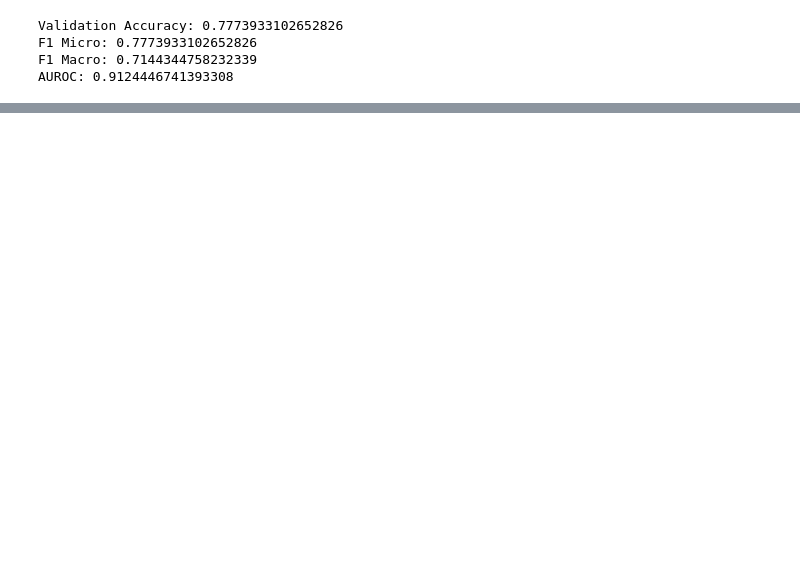
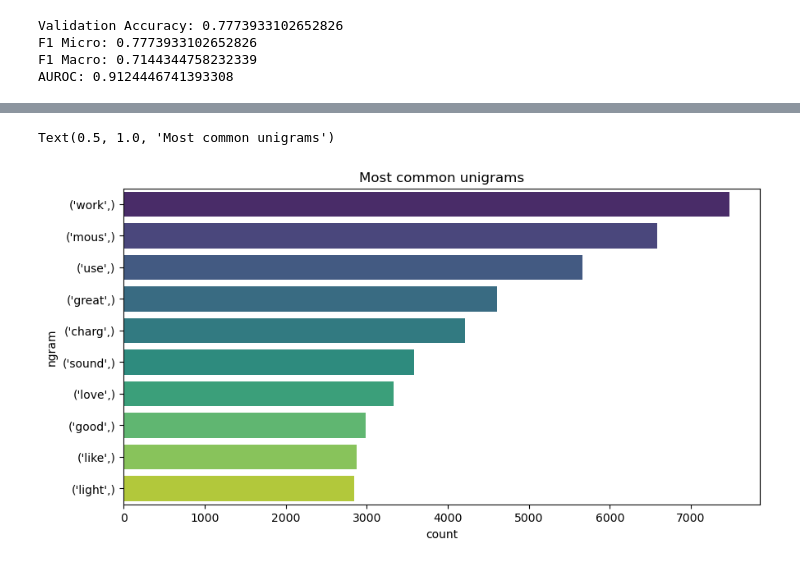
Before and after one commit to rsm-iiribarrenpenuelas/final-project-mgta415, a Jupyter notebook: inaki.ipynb, the cells around one changed output, grey strips where cells are left out. Cells and saved outputs as stored; diff of their text form; code cells hidden in the pictures; blank space fills up the shorter version.

```diff
--- a/inaki.ipynb
+++ b/inaki.ipynb
@@ -114,0 +176,18 @@ AUROC: 0.9124446741393308
+# %%
+def frequent_ngram(corpus, ngram, n=30):
+
+    documents = [sentence for sentence in corpus]
+
+    n_grams = [list(ngrams(document, ngram)) for document in documents]
+    n_grams_flat = [item for sublist in n_grams for item in sublist]
+
+    freq_dist = FreqDist(n_grams_flat)
+    top_freq = freq_dist.most_common(n)
+
+    top_freq = [(str(ngram), count) for ngram, count in top_freq]
+
+    return pd.DataFrame(top_freq, columns=["ngram", "count"])
+# %%
+# Most common unigrams
+unigrams = frequent_ngram(df['words_list'], 1, 10)
+unigrams
@@ -114,0 +222,7 @@ AUROC: 0.9124446741393308
+# %%
+plt.figure(figsize=(10,5))
+sns.barplot(x="count", y="ngram", data=unigrams, hue='ngram', palette="viridis")
+plt.title("Most common unigrams")
+# %% [output]
+Text(0.5, 1.0, 'Most common unigrams')
+[figure, added]
```
Also changed, not shown: parts of 28 cells of this notebook.
